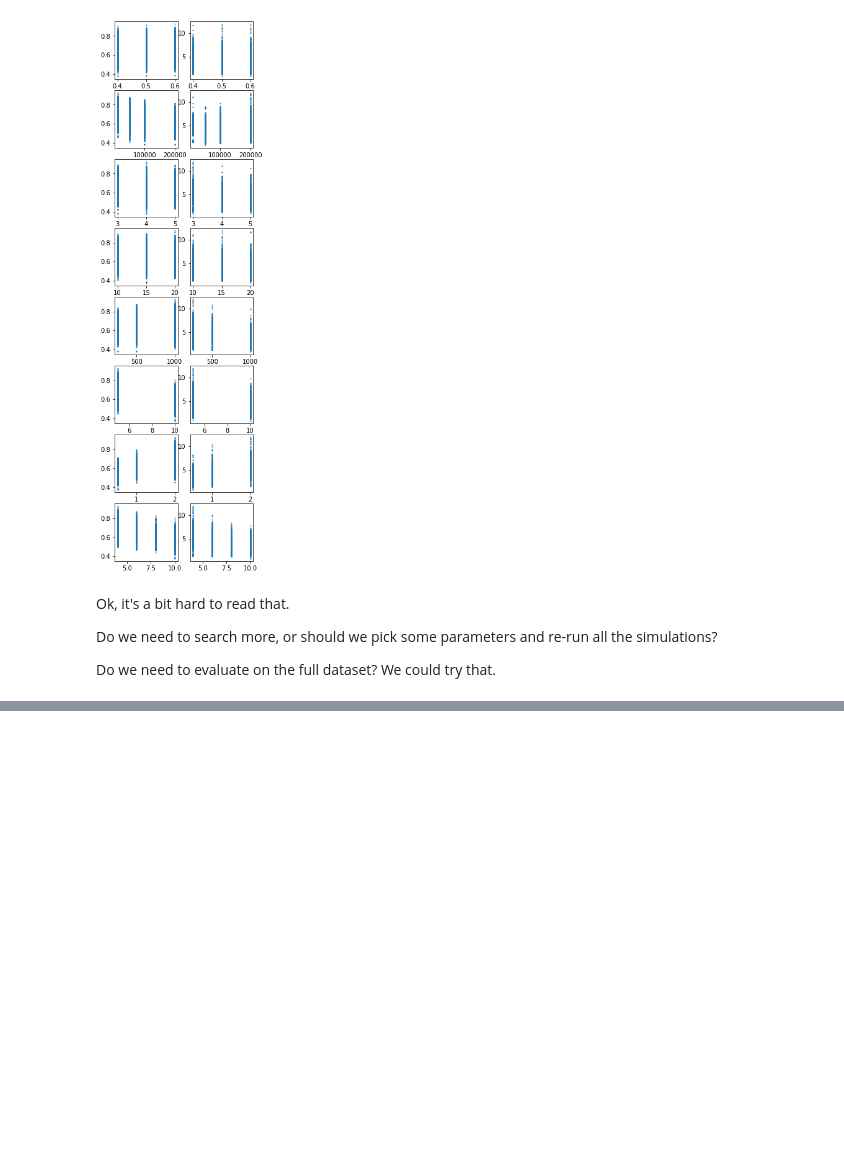
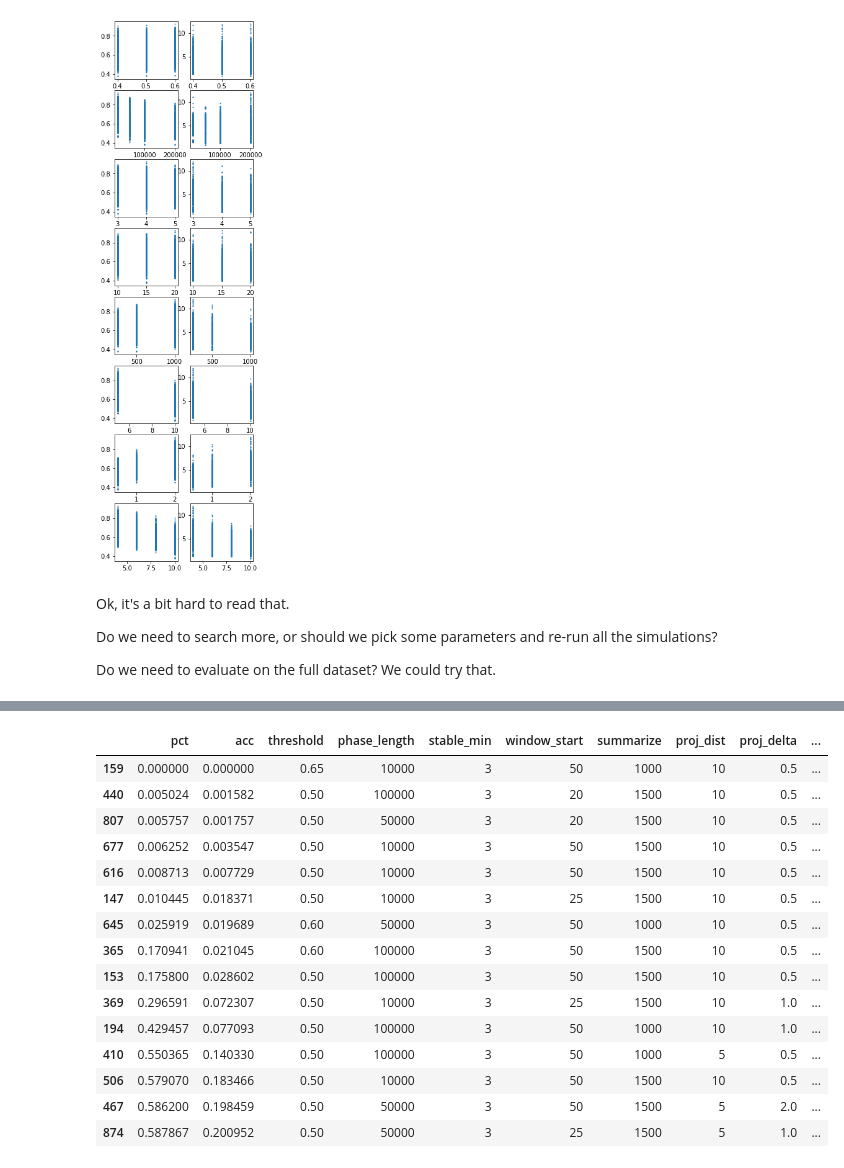
Before and after one commit to plavin/multifidelity, a Jupyter notebook: Optimization.ipynb, the cells around one changed output, grey strips where cells are left out. Drawn from its saved outputs; the diff is of its cells as text; code cells hidden in the pictures; blank space fills up the shorter version.

```diff
--- a/Optimization.ipynb
+++ b/Optimization.ipynb
@@ -315,0 +322,19 @@ len(dfs)
+# %%
+dfs[pareto][dfs[pareto]['acc']<1].sort_values('pct')
+# %% [output]
+|  | pct | acc | threshold | phase_length | stable_min | window_start | summarize | proj_dist | proj_delta | ... |
+| 159 | 0.000000 | 0.000000 | 0.65 | 10000 | 3 | 50 | 1000 | 10 | 0.5 | ... |
+| 440 | 0.005024 | 0.001582 | 0.50 | 100000 | 3 | 20 | 1500 | 10 | 0.5 | ... |
+| 807 | 0.005757 | 0.001757 | 0.50 | 50000 | 3 | 20 | 1500 | 10 | 0.5 | ... |
+| 677 | 0.006252 | 0.003547 | 0.50 | 10000 | 3 | 50 | 1500 | 10 | 0.5 | ... |
+| 616 | 0.008713 | 0.007729 | 0.50 | 10000 | 3 | 50 | 1500 | 10 | 0.5 | ... |
+| 147 | 0.010445 | 0.018371 | 0.50 | 10000 | 3 | 25 | 1500 | 10 | 0.5 | ... |
+| 645 | 0.025919 | 0.019689 | 0.60 | 50000 | 3 | 50 | 1000 | 10 | 0.5 | ... |
+| 365 | 0.170941 | 0.021045 | 0.60 | 100000 | 3 | 50 | 1500 | 10 | 0.5 | ... |
+| 153 | 0.175800 | 0.028602 | 0.50 | 100000 | 3 | 50 | 1500 | 10 | 0.5 | ... |
+| 369 | 0.296591 | 0.072307 | 0.50 | 10000 | 3 | 25 | 1500 | 10 | 1.0 | ... |
+| 194 | 0.429457 | 0.077093 | 0.50 | 100000 | 3 | 50 | 1000 | 10 | 1.0 | ... |
+| 410 | 0.550365 | 0.140330 | 0.50 | 100000 | 3 | 50 | 1000 | 5 | 0.5 | ... |
+| 506 | 0.579070 | 0.183466 | 0.50 | 10000 | 3 | 50 | 1500 | 10 | 0.5 | ... |
+| 467 | 0.586200 | 0.198459 | 0.50 | 50000 | 3 | 50 | 1500 | 5 | 2.0 | ... |
+| 874 | 0.587867 | 0.200952 | 0.50 | 50000 | 3 | 25 | 1500 | 5 | 1.0 | ... |
```
Also changed, not shown: parts of 10 cells of this notebook, 4 other files.
